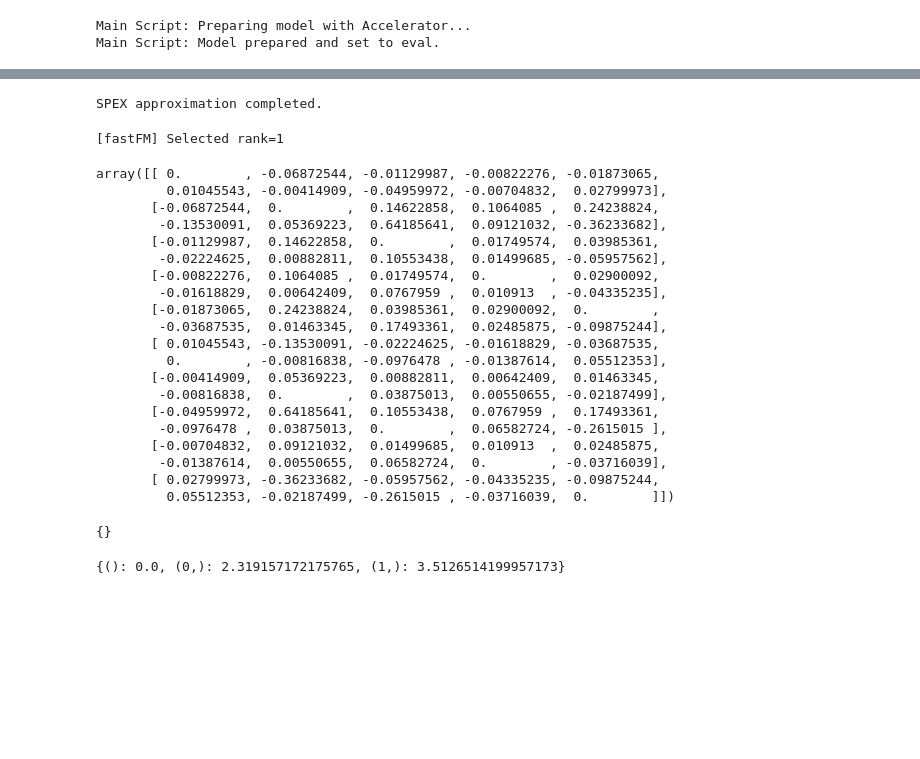
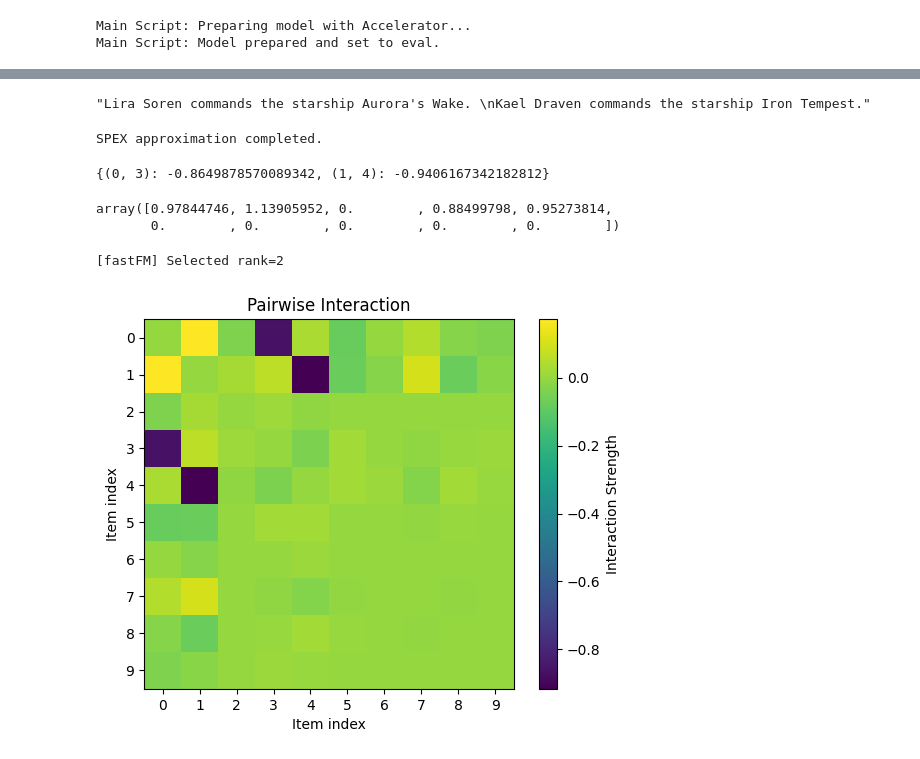
Before and after one commit to iNema9590/LLMX, a Jupyter notebook: Notebooks/SPEX_test.ipynb, the cells around one changed output, grey strips where cells are left out. Drawn from its saved outputs; the diff is of its cells as text; code cells hidden in the pictures; blank space fills up the shorter version.

```diff
--- a/Notebooks/SPEX_test.ipynb
+++ b/Notebooks/SPEX_test.ipynb
@@ -80,8 +58,8 @@ accelerator_main = Accelerator(mixed_precision="fp16")
 if accelerator_main.is_main_process:
     print("Main Script: Loading model...")
 # model_path = "mistralai/Mistral-7B-Instruct-v0.3"
-# model_path = "meta-llama/Llama-3.1-8B-Instruct"
-model_path = "Qwen/Qwen2.5-3B-Instruct"
+model_path = "meta-llama/Llama-3.1-8B-Instruct"
+# model_path = "Qwen/Qwen2.5-3B-Instruct"
 
 model_cpu = AutoModelForCausalLM.from_pretrained(
     model_path,
@@ -113,11 +104,24 @@ Main Script: Model prepared and set to eval.
+# %%
+# question="Do Aurora’s Wake and Iron Tempest have the same captain?"
+question="Who commands the starship Aurora’s Wake and who commands the Iron Tempest?"
+context=["The starship *Aurora's Wake* is captained by Lira Soren.",
+ "The starship *Iron Tempest* is captained by Kael Draven.",
+ "Some starships patrol the Outer Rim.",
+ "Lira Soren graduated from the Celestial Naval Academy.",
+ "At the beginning Kael Draven was a decorated war strategist.",
+ "Aurora's Wake specializes in reconnaissance missions.",
+ "Iron Tempest often leads frontline engagements.",
+ "Fleet records show both captains have served for over a decade.",
+ "The Admiralty often compares their leadership styles.",
+ "Both captains have commanding roles during interstellar peace talks."]
 # %%
 utility_cache_base_dir = f"../Experiment_data/musique/{model_path.split('/')[1]}/four/"
 utility_cache_filename = f"utilities_q_idx19853.pkl"
 current_utility_path = os.path.join(utility_cache_base_dir, utility_cache_filename)
 # %%
 harness = ContextAttribution(
-    items=df.context[1],
-    query=df.question[1],
+    items=context,
+    query=question,
     prepared_model=prepared_model,
     prepared_tokenizer=tokenizer,
     accelerator=accelerator_main,
@@ -132 +131,5 @@ To enable the following instructions: AVX2 AVX512F AVX512_VNNI FMA, in other ope
+# %%
+harness.target_response
+# %% [output]
+"Lira Soren commands the starship Aurora's Wake. \nKael Draven commands the starship Iron Tempest."
 # %%
@@ -134,41 +137,30 @@ attributionban, interactionban, intr = harness.compute_fbii(sample_budget=264, m
 # %% [output]
 SPEX approximation completed.
+# %%
+interactionban
+# %% [output]
+{(0, 3): -0.8649878570089342, (1, 4): -0.9406167342182812}
+# %%
+attributionban
+# %% [output]
+array([0.97844746, 1.13905952, 0.        , 0.88499798, 0.95273814,
+       0.        , 0.        , 0.        , 0.        , 0.        ])
 # %%
 methods_results, extra_results, fm_models = harness.compute_wss(
-                    num_samples=264,
+                    num_samples=128,
                     seed=SEED,
                     sampling="kernelshap",
                     sur_type="fm_tuning")
 # %% [output]
-[fastFM] Selected rank=1
+[fastFM] Selected rank=2
 # %%
-extra_results
+plt.imshow(extra_results, cmap="viridis")  # you can change 'viridis' to any colormap
+plt.colorbar(label="Interaction Strength")
+plt.xticks(range(len(extra_results)), range(len(extra_results)))
+plt.yticks(range(len(extra_results)), range(len(extra_results)))
+plt.xlabel("Item index")
+plt.ylabel("Item index")
+plt.title("Pairwise Interaction")
+plt.show()
 # %% [output]
-array([[ 0.        , -0.06872544, -0.01129987, -0.00822276, -0.01873065,
-         0.01045543, -0.00414909, -0.04959972, -0.00704832,  0.02799973],
-       [-0.06872544,  0.        ,  0.14622858,  0.1064085 ,  0.24238824,
-        -0.13530091,  0.05369223,  0.64185641,  0.09121032, -0.36233682],
-       [-0.01129987,  0.14622858,  0.        ,  0.01749574,  0.03985361,
-        -0.02224625,  0.00882811,  0.10553438,  0.01499685, -0.05957562],
-       [-0.00822276,  0.1064085 ,  0.01749574,  0.        ,  0.02900092,
-        -0.01618829,  0.00642409,  0.0767959 ,  0.010913  , -0.04335235],
-       [-0.01873065,  0.24238824,  0.03985361,  0.02900092,  0.        ,
-        -0.03687535,  0.01463345,  0.17493361,  0.02485875, -0.09875244],
-       [ 0.01045543, -0.13530091, -0.02224625, -0.01618829, -0.03687535,
-         0.        , -0.00816838, -0.0976478 , -0.01387614,  0.05512353],
-       [-0.00414909,  0.05369223,  0.00882811,  0.00642409,  0.01463345,
-        -0.00816838,  0.        ,  0.03875013,  0.00550655, -0.02187499],
-       [-0.04959972,  0.64185641,  0.10553438,  0.0767959 ,  0.17493361,
-        -0.0976478 ,  0.03875013,  0.        ,  0.06582724, -0.2615015 ],
-       [-0.00704832,  0.09121032,  0.01499685,  0.010913  ,  0.02485875,
-        -0.01387614,  0.00550655,  0.06582724,  0.        , -0.03716039],
-       [ 0.02799973, -0.36233682, -0.05957562, -0.04335235, -0.09875244,
-         0.05512353, -0.02187499, -0.2615015 , -0.03716039,  0.        ]])
+[figure, added]
-# %%
-interactionban
-# %% [output]
-{}
-# %%
-intr
-# %% [output]
-{(): 0.0, (0,): 2.319157172175765, (1,): 3.5126514199957173}
```
Also changed, not shown: parts of 8 cells of this notebook, 5 other files.
